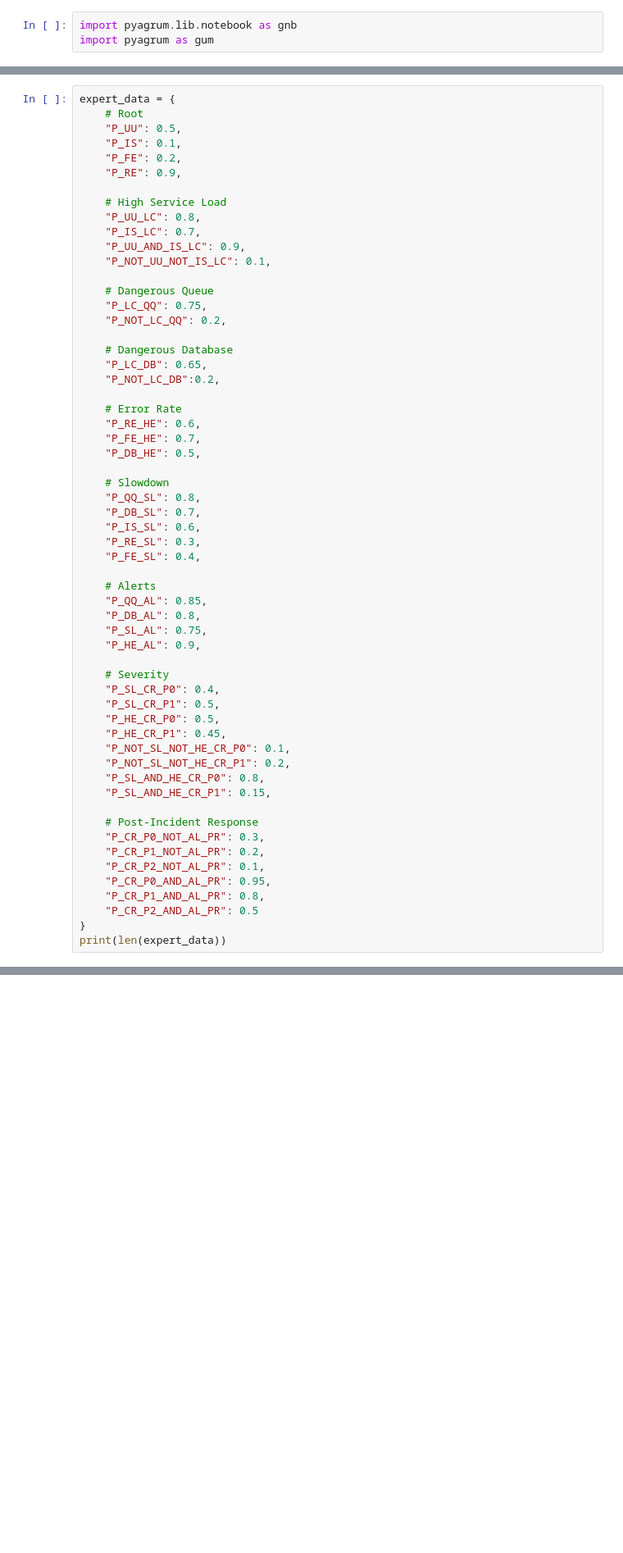
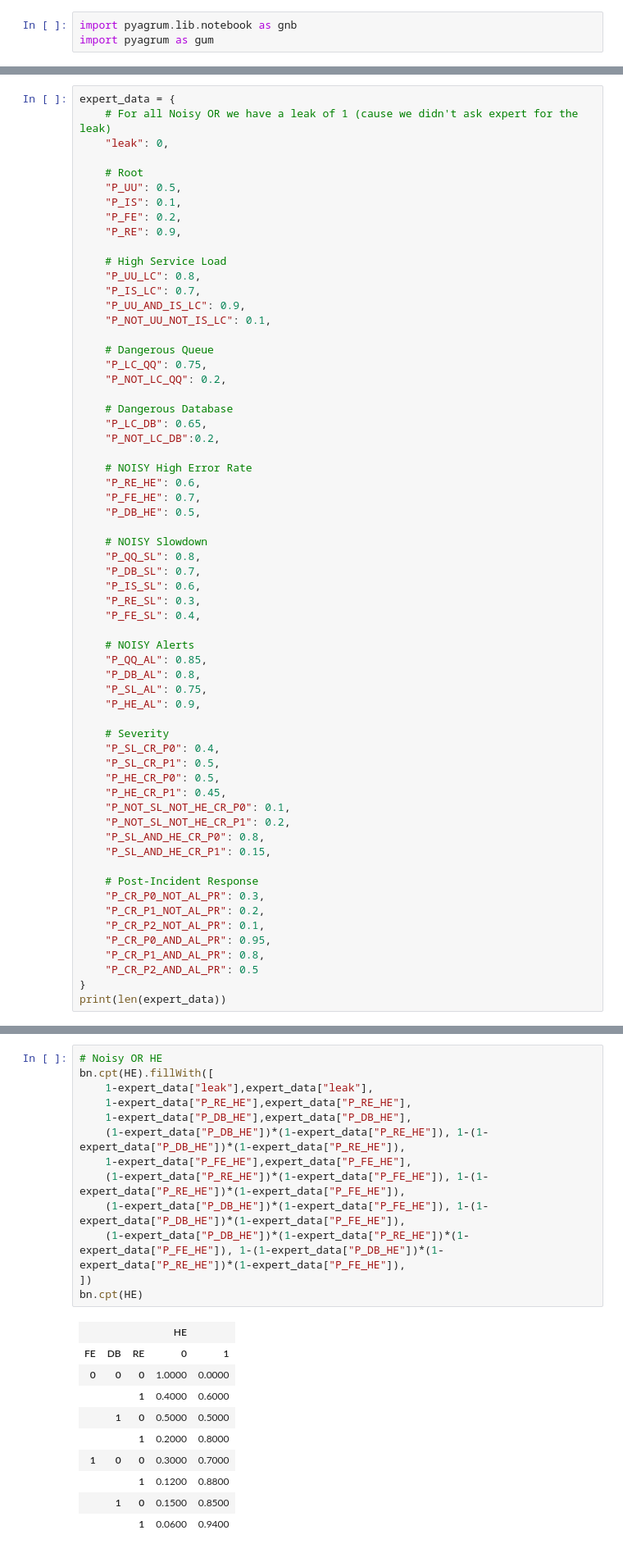
Before and after one commit to JustAlternate/simplified-bayesian-network-of-production-incident, a Jupyter notebook: numpy-working.ipynb, the cells around one changed output, grey strips where cells are left out. Shown: that part at 82% size. Drawn from its saved outputs; the diff is of its cells as text; blank space fills up the shorter version.

```diff
--- a/numpy-working.ipynb
+++ b/numpy-working.ipynb
@@ -46,5 +46,8 @@ BN{nodes: 12, arcs: 20, domainSize: 6144, dim: 82, mem: 1Ko 256o}
 # %%
 expert_data = {
+    # For all Noisy OR we have a leak of 1 (cause we didn't ask expert for the leak)
+    "leak": 0,
+
     # Root
     "P_UU": 0.5,
     "P_IS": 0.1,
@@ -65,19 +68,19 @@ expert_data = {
     "P_LC_DB": 0.65,
     "P_NOT_LC_DB":0.2,
 
-    # Error Rate
+    # NOISY High Error Rate
     "P_RE_HE": 0.6,
     "P_FE_HE": 0.7,
     "P_DB_HE": 0.5,
 
-    # Slowdown
+    # NOISY Slowdown
     "P_QQ_SL": 0.8,
     "P_DB_SL": 0.7,
     "P_IS_SL": 0.6,
     "P_RE_SL": 0.3,
     "P_FE_SL": 0.4,
 
-    # Alerts
+    # NOISY Alerts
     "P_QQ_AL": 0.85,
     "P_DB_AL": 0.8,
     "P_SL_AL": 0.75,
@@ -107 +174,25 @@ print(len(expert_data))
+# %%
+# Noisy OR HE
+bn.cpt(HE).fillWith([
+    1-expert_data["leak"],expert_data["leak"],
+    1-expert_data["P_RE_HE"],expert_data["P_RE_HE"],
+    1-expert_data["P_DB_HE"],expert_data["P_DB_HE"],
+    (1-expert_data["P_DB_HE"])*(1-expert_data["P_RE_HE"]), 1-(1-expert_data["P_DB_HE"])*(1-expert_data["P_RE_HE"]),
+    1-expert_data["P_FE_HE"],expert_data["P_FE_HE"],
+    (1-expert_data["P_RE_HE"])*(1-expert_data["P_FE_HE"]), 1-(1-expert_data["P_RE_HE"])*(1-expert_data["P_FE_HE"]),
+    (1-expert_data["P_DB_HE"])*(1-expert_data["P_FE_HE"]), 1-(1-expert_data["P_DB_HE"])*(1-expert_data["P_FE_HE"]),
+    (1-expert_data["P_DB_HE"])*(1-expert_data["P_RE_HE"])*(1-expert_data["P_FE_HE"]), 1-(1-expert_data["P_DB_HE"])*(1-expert_data["P_RE_HE"])*(1-expert_data["P_FE_HE"]),
+])
+bn.cpt(HE)
+# %% [output]
+|  |  |  | HE |  |
+| FE | DB | RE | 0 | 1 |
+| 0 | 0 | 0 | 1.0000 | 0.0000 |
+|  |  | 1 | 0.4000 | 0.6000 |
+|  | 1 | 0 | 0.5000 | 0.5000 |
+|  |  | 1 | 0.2000 | 0.8000 |
+| 1 | 0 | 0 | 0.3000 | 0.7000 |
+|  |  | 1 | 0.1200 | 0.8800 |
+|  | 1 | 0 | 0.1500 | 0.8500 |
+|  |  | 1 | 0.0600 | 0.9400 |
 # %%
```
Also changed, not shown: parts of 8 cells of this notebook.
